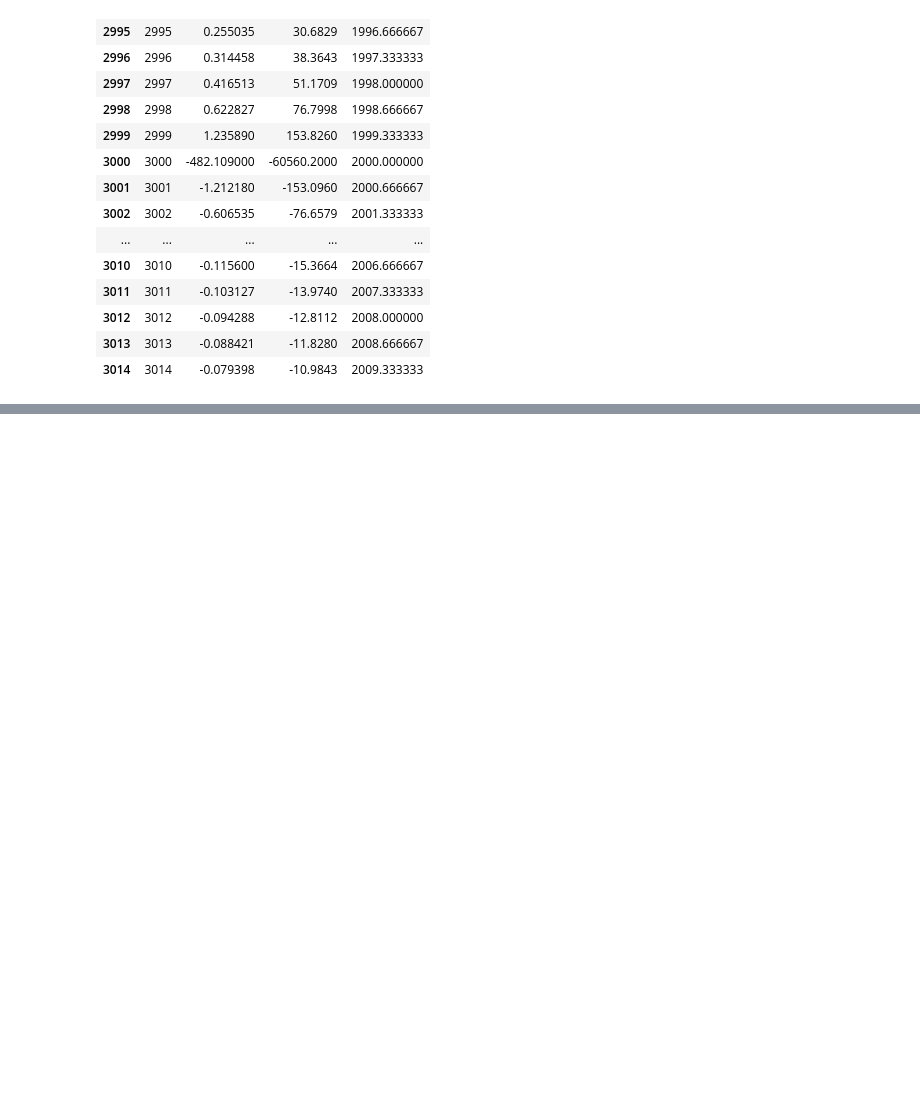
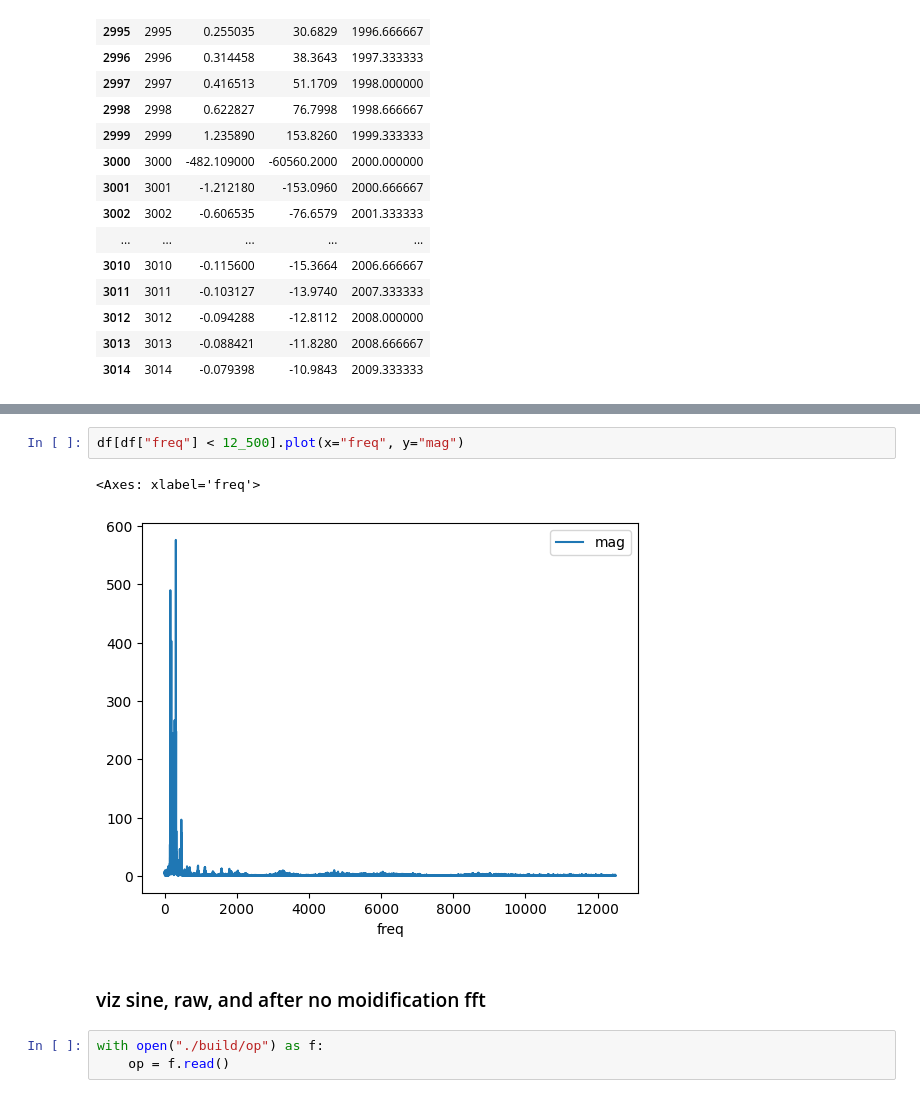
Before and after one commit to gaurav-kay/MusicViz, a Jupyter notebook: viz_fft.ipynb, the cells around one changed output, grey strips where cells are left out. Saved outputs shown, nothing was run; the diff lists cells and outputs as text; blank space fills up the shorter version.

```diff
--- a/viz_fft.ipynb
+++ b/viz_fft.ipynb
@@ -68,0 +120,10 @@ df[(df["freq"] < 2010) & (df["freq"] > 1995)]
+# %%
+df[df["freq"] < 12_500].plot(x="freq", y="mag")
+# %% [output]
+<Axes: xlabel='freq'>
+[figure, added]
+# %% [markdown]
+### viz sine, raw, and after no moidification fft
+# %%
+with open("./build/op") as f:
+    op = f.read()
```
Also changed, not shown: parts of 20 cells of this notebook, 3 other files.
